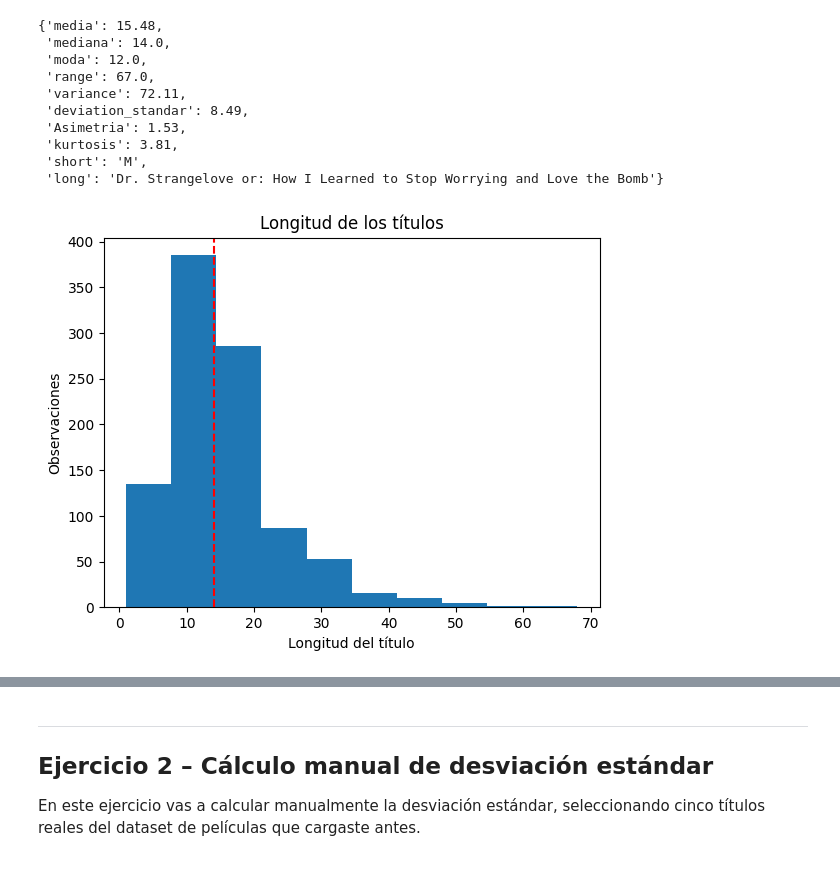
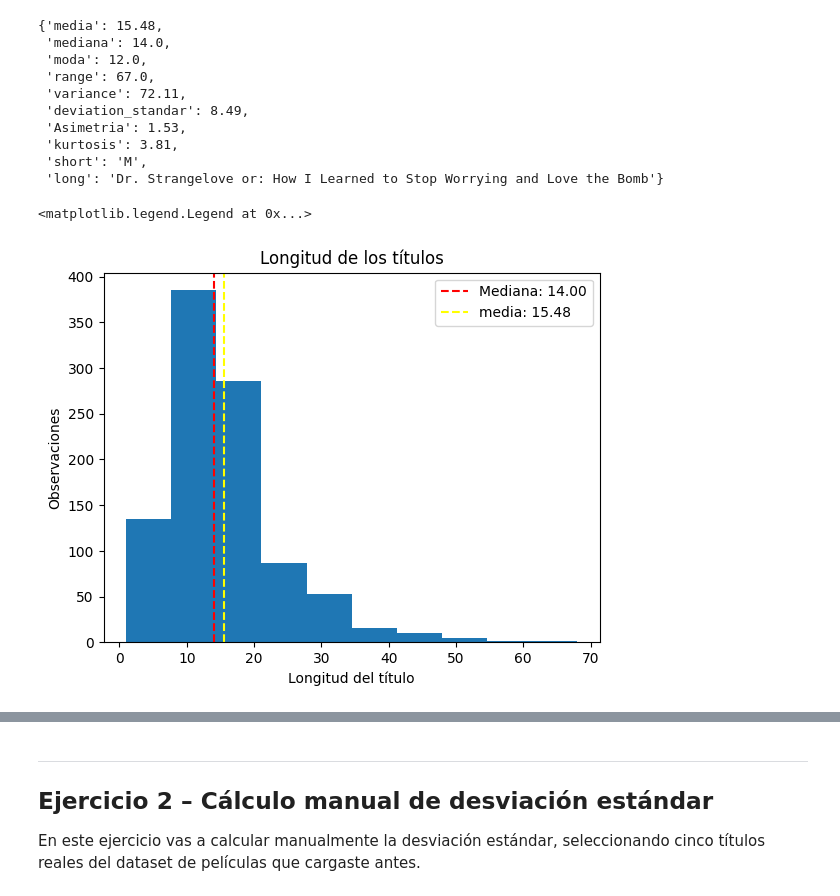
Before and after one commit to 4GeeksAcademy/GuilloMansa-Statistics, a Jupyter notebook: notebook/problems.es.ipynb, the cells around one changed output, grey strips where cells are left out. Saved outputs shown, nothing was run; the diff lists cells and outputs as text; code cells hidden in the pictures.

```diff
--- a/notebook/problems.es.ipynb
+++ b/notebook/problems.es.ipynb
@@ -124,8 +119,11 @@ metricas
 # %%
 plt.hist(df["title_length"])
 plt.title("Longitud de los títulos")
 plt.xlabel("Longitud del título")
 plt.ylabel("Observaciones")
-plt.axvline(mediana, color='red', linestyle='--', label=f'Media: {mediana:.2f}')
+plt.axvline(mediana, color='red', linestyle='--', label=f'Mediana: {mediana:.2f}')
+plt.axvline(media, color='yellow', linestyle='--', label=f'media: {media:.2f}')
+plt.legend()
 # %% [output]
+<matplotlib.legend.Legend at 0x...>
-[figure, old version]
+[figure, new version]
```
Also changed, not shown: parts of 10 cells of this notebook.
